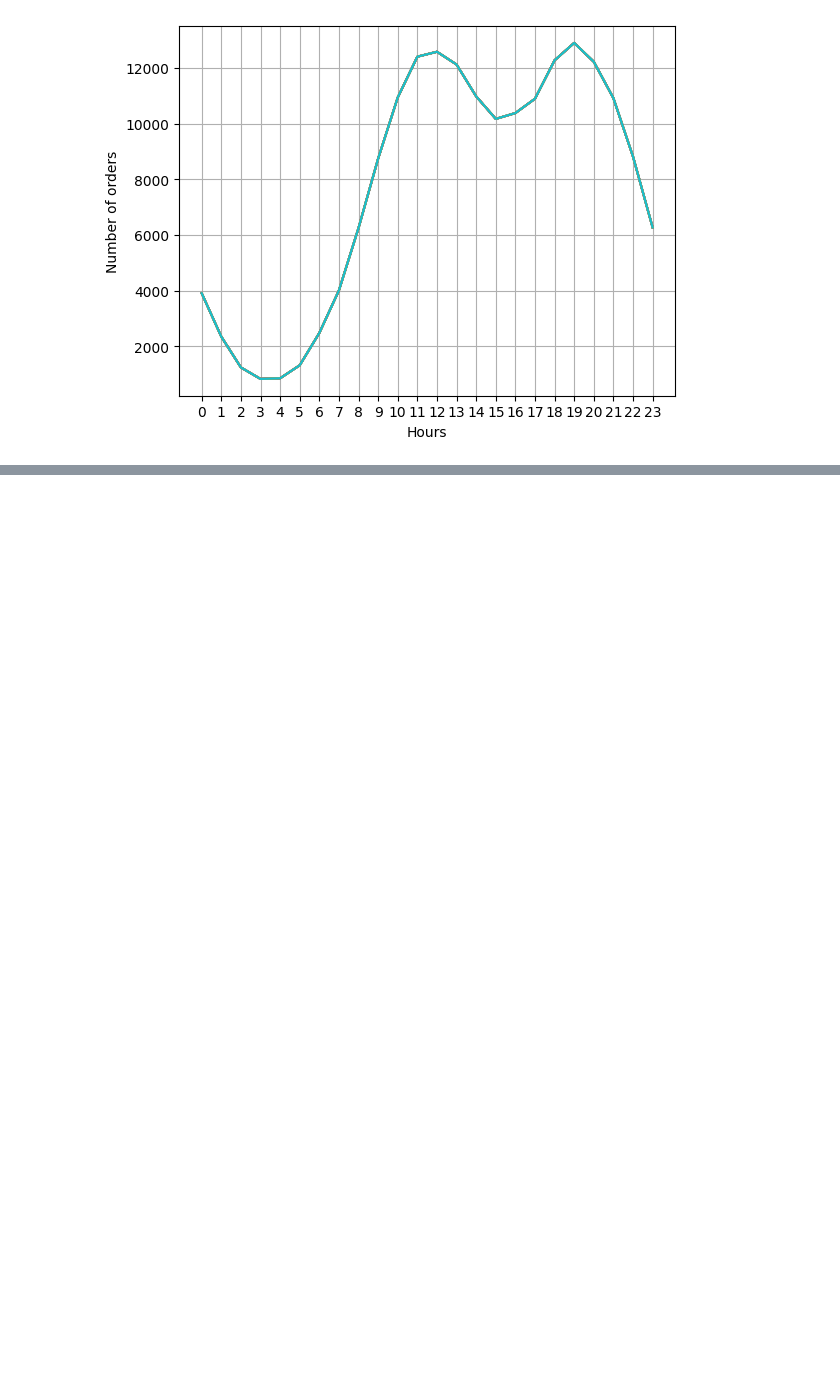
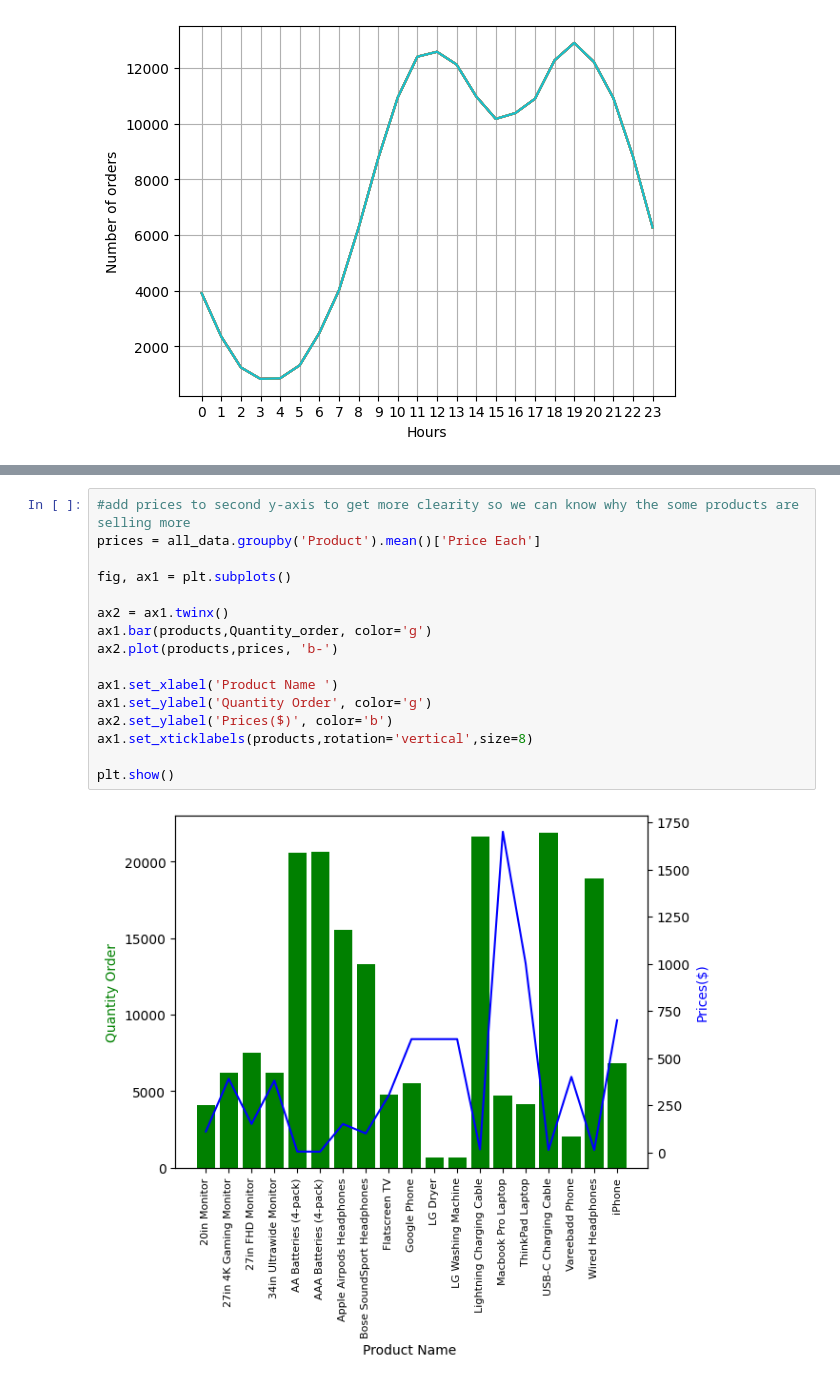
Before and after one commit to chetanjadhav1999/capstone-project1, a Jupyter notebook: sales_data_anaysis.ipynb, the cells around one changed output, grey strips where cells are left out. Cells and saved outputs as stored; diff of their text form; blank space fills up the shorter version.

```diff
--- a/sales_data_anaysis.ipynb
+++ b/sales_data_anaysis.ipynb
@@ -238,0 +307,18 @@ plt.show()
+# %%
+#add prices to second y-axis to get more clearity so we can know why the some products are selling more
+prices = all_data.groupby('Product').mean()['Price Each']
+
+fig, ax1 = plt.subplots()
+
+ax2 = ax1.twinx()
+ax1.bar(products,Quantity_order, color='g')
+ax2.plot(products,prices, 'b-')
+
+ax1.set_xlabel('Product Name ')
+ax1.set_ylabel('Quantity Order', color='g')
+ax2.set_ylabel('Prices($)', color='b')
+ax1.set_xticklabels(products,rotation='vertical',size=8)
+
+plt.show()
+# %% [output]
+[figure, added]
```
Also changed, not shown: parts of 5 cells of this notebook.
